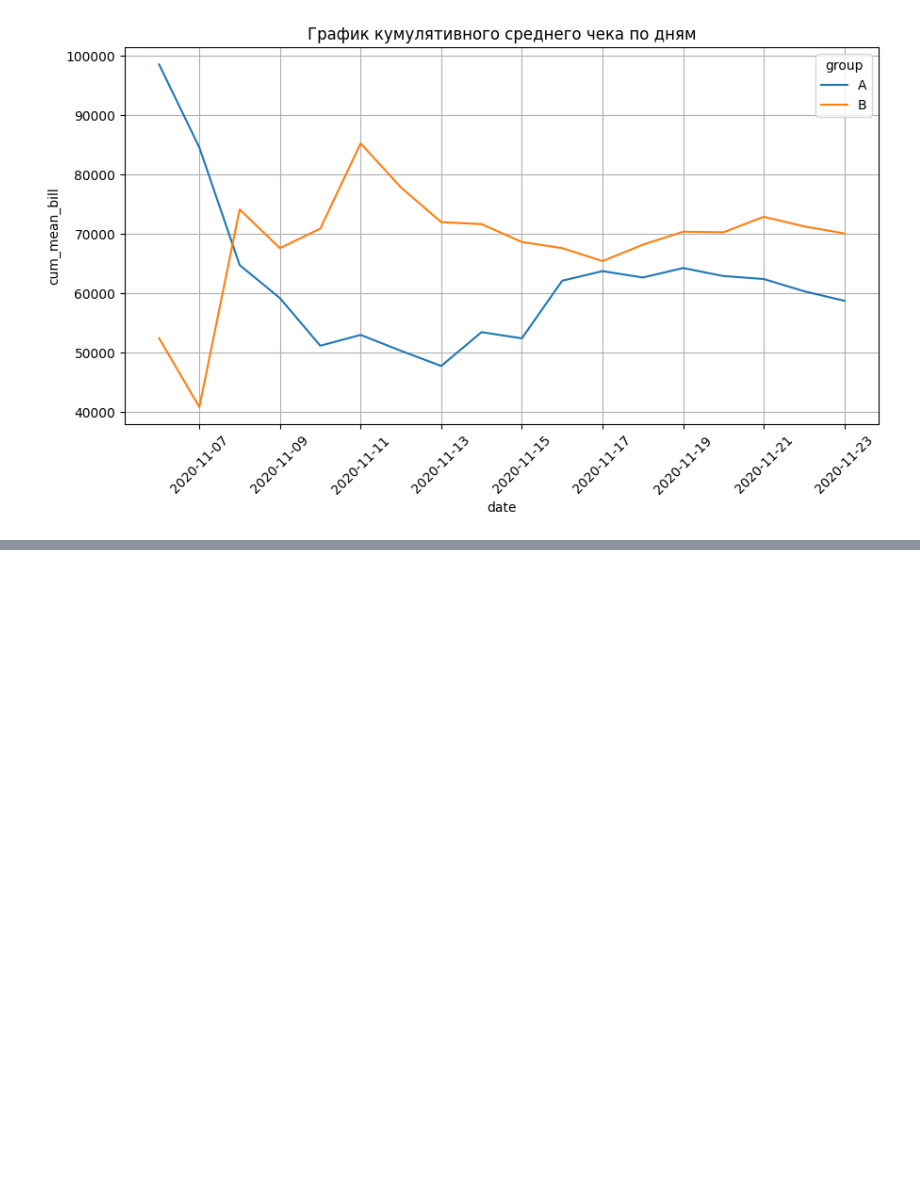
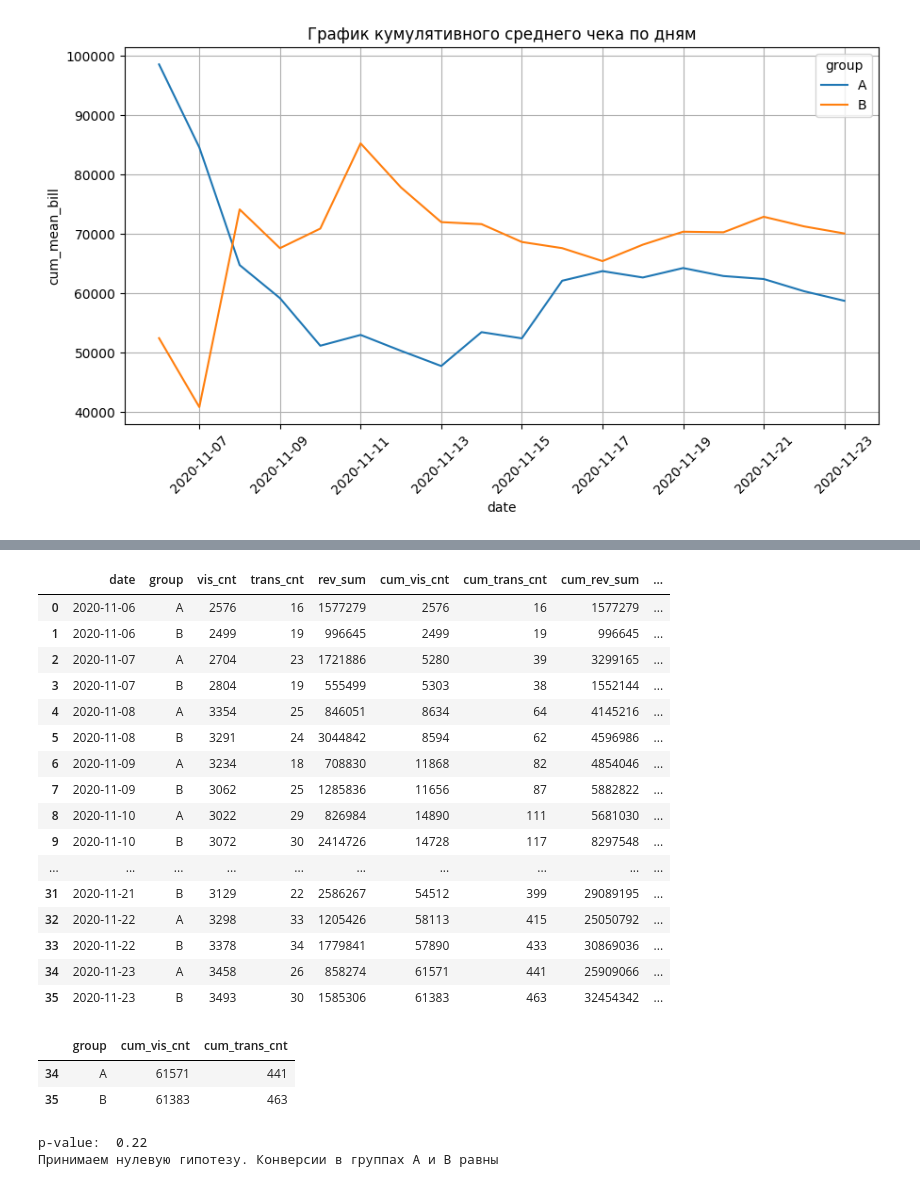
Before and after one commit to alexey300479/sf_datascience_2022, a Jupyter notebook: EDA_5/eda_5.ipynb, the cells around one changed output, grey strips where cells are left out. Cells and saved outputs as stored; diff of their text form; code cells hidden in the pictures; blank space fills up the shorter version.

```diff
--- a/EDA_5/4_ab_test_analisys_cumulative_metrics.ipynb
+++ b/EDA_5/eda_5.ipynb
@@ -362,0 +482,20 @@ ax.grid(True)
+# %%
+sample_day_group
+# %% [output]
+|  | date | group | vis_cnt | trans_cnt | rev_sum | cum_vis_cnt | cum_trans_cnt | cum_rev_sum | ... |
+| 0 | 2020-11-06 | A | 2576 | 16 | 1577279 | 2576 | 16 | 1577279 | ... |
+| 1 | 2020-11-06 | B | 2499 | 19 | 996645 | 2499 | 19 | 996645 | ... |
+| 2 | 2020-11-07 | A | 2704 | 23 | 1721886 | 5280 | 39 | 3299165 | ... |
+| 3 | 2020-11-07 | B | 2804 | 19 | 555499 | 5303 | 38 | 1552144 | ... |
+| 4 | 2020-11-08 | A | 3354 | 25 | 846051 | 8634 | 64 | 4145216 | ... |
+| 5 | 2020-11-08 | B | 3291 | 24 | 3044842 | 8594 | 62 | 4596986 | ... |
+| 6 | 2020-11-09 | A | 3234 | 18 | 708830 | 11868 | 82 | 4854046 | ... |
+| 7 | 2020-11-09 | B | 3062 | 25 | 1285836 | 11656 | 87 | 5882822 | ... |
+| 8 | 2020-11-10 | A | 3022 | 29 | 826984 | 14890 | 111 | 5681030 | ... |
+| 9 | 2020-11-10 | B | 3072 | 30 | 2414726 | 14728 | 117 | 8297548 | ... |
+| ... | ... | ... | ... | ... | ... | ... | ... | ... | ... |
+| 31 | 2020-11-21 | B | 3129 | 22 | 2586267 | 54512 | 399 | 29089195 | ... |
+| 32 | 2020-11-22 | A | 3298 | 33 | 1205426 | 58113 | 415 | 25050792 | ... |
+| 33 | 2020-11-22 | B | 3378 | 34 | 1779841 | 57890 | 433 | 30869036 | ... |
+| 34 | 2020-11-23 | A | 3458 | 26 | 858274 | 61571 | 441 | 25909066 | ... |
+| 35 | 2020-11-23 | B | 3493 | 30 | 1585306 | 61383 | 463 | 32454342 | ... |
@@ -362,0 +504,31 @@ ax.grid(True)
+# %%
+sample_piv
+# %% [output]
+|  | group | cum_vis_cnt | cum_trans_cnt |
+| 34 | A | 61571 | 441 |
+| 35 | B | 61383 | 463 |
+# %%
+# нулевая и альтернативная гипотезы
+H0 = 'Конверсии в группах А и B равны'
+H1 = 'Конверсия в группе А выше, чем конверсия в группе B'
+alpha = 0.1  # уровень значимости
+# вычисляем значение p-value для z-теста для пропорций
+_, p_value = proportions_ztest(
+    count=sample_piv['cum_trans_cnt'],  # число "успехов"
+    nobs=sample_piv['cum_vis_cnt'],  # общее число наблюдений
+    alternative='smaller',
+)
+# выводим результат на экран
+print('p-value: ', round(p_value, 2))
+# сравниваем полученное p-value с уровнем значимости
+if (p_value < alpha):
+    print("Отвергаем нулевую гипотезу. {}".format(H0))
+    print("Альтернативная гипотеза. H1: {}".format(H1))
+else:
+    print("Принимаем нулевую гипотезу. {}".format(H0))
+
+# p-value:  0.1
+# Принимаем нулевую гипотезу. Конверсии в группах А и B равны
+# %% [output]
+p-value:  0.22
+Принимаем нулевую гипотезу. Конверсии в группах А и B равны
```
Also changed, not shown: parts of 16 cells of this notebook, 1 other file.
